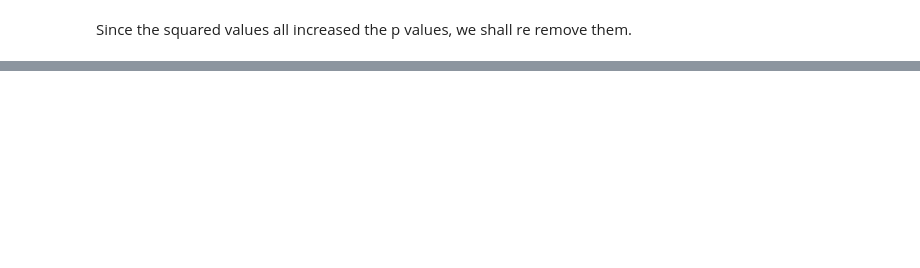
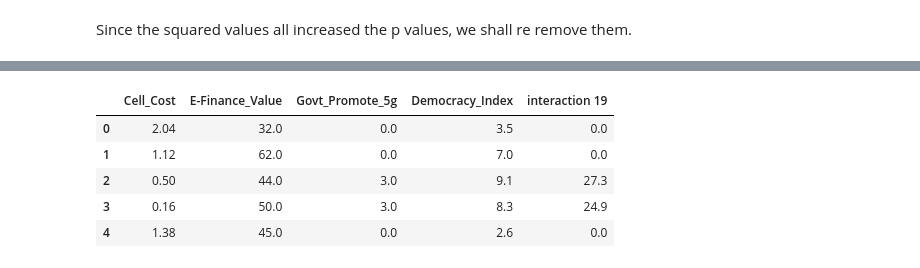
Before and after one commit to tklausner/info2950-project, a Jupyter notebook: INFO2950_Project.ipynb, the cells around one changed output, grey strips where cells are left out. Saved outputs shown, nothing was run; the diff lists cells and outputs as text; code cells hidden in the pictures; blank space fills up the shorter version.

```diff
--- a/INFO2950_Project.ipynb
+++ b/INFO2950_Project.ipynb
@@ -956,0 +974,6 @@ Index(['country', 'gender_gap_in_internet_access_(%_difference)',
+# %%
+internet_data_final = full_internet_data.copy()
+coefficients_final = coefficients.copy()
+# %%
+internet_data_final['interaction 19'] = interaction[19]
+coefficients_final.extend(['interaction 19'])
@@ -956,0 +1007,3 @@ Index(['country', 'gender_gap_in_internet_access_(%_difference)',
+# %%
+internet_data_final.drop(columns=['Support_For_Dig_Lit'])
+coefficients_final.remove('Support_For_Dig_Lit')
@@ -956,0 +1036,9 @@ Index(['country', 'gender_gap_in_internet_access_(%_difference)',
+# %%
+internet_data_final[coefficients_final].head()
+# %% [output]
+|  | Cell_Cost | E-Finance_Value | Govt_Promote_5g | Democracy_Index | interaction 19 |
+| 0 | 2.04 | 32.0 | 0.0 | 3.5 | 0.0 |
+| 1 | 1.12 | 62.0 | 0.0 | 7.0 | 0.0 |
+| 2 | 0.50 | 44.0 | 3.0 | 9.1 | 27.3 |
+| 3 | 0.16 | 50.0 | 3.0 | 8.3 | 24.9 |
+| 4 | 1.38 | 45.0 | 0.0 | 2.6 | 0.0 |
```
Also changed, not shown: parts of 16 cells of this notebook.
